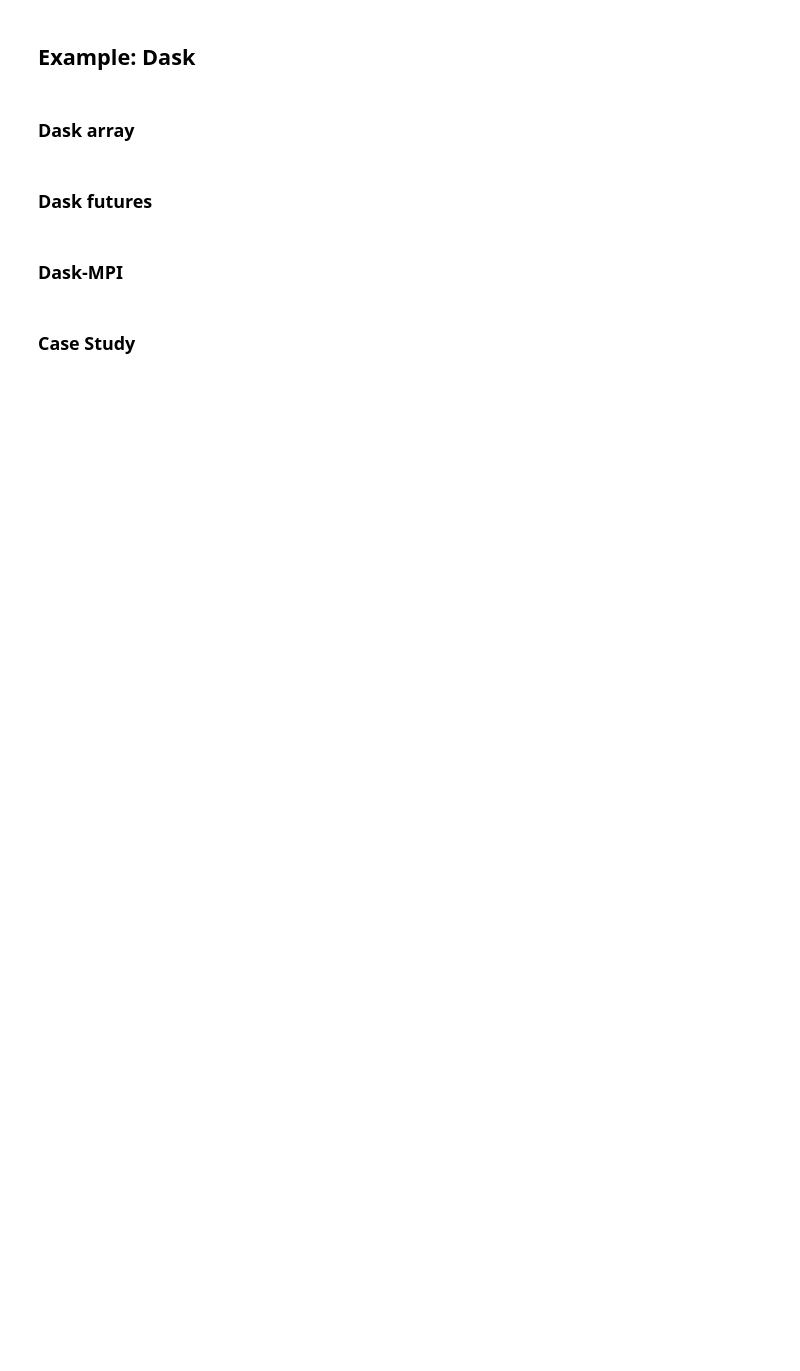
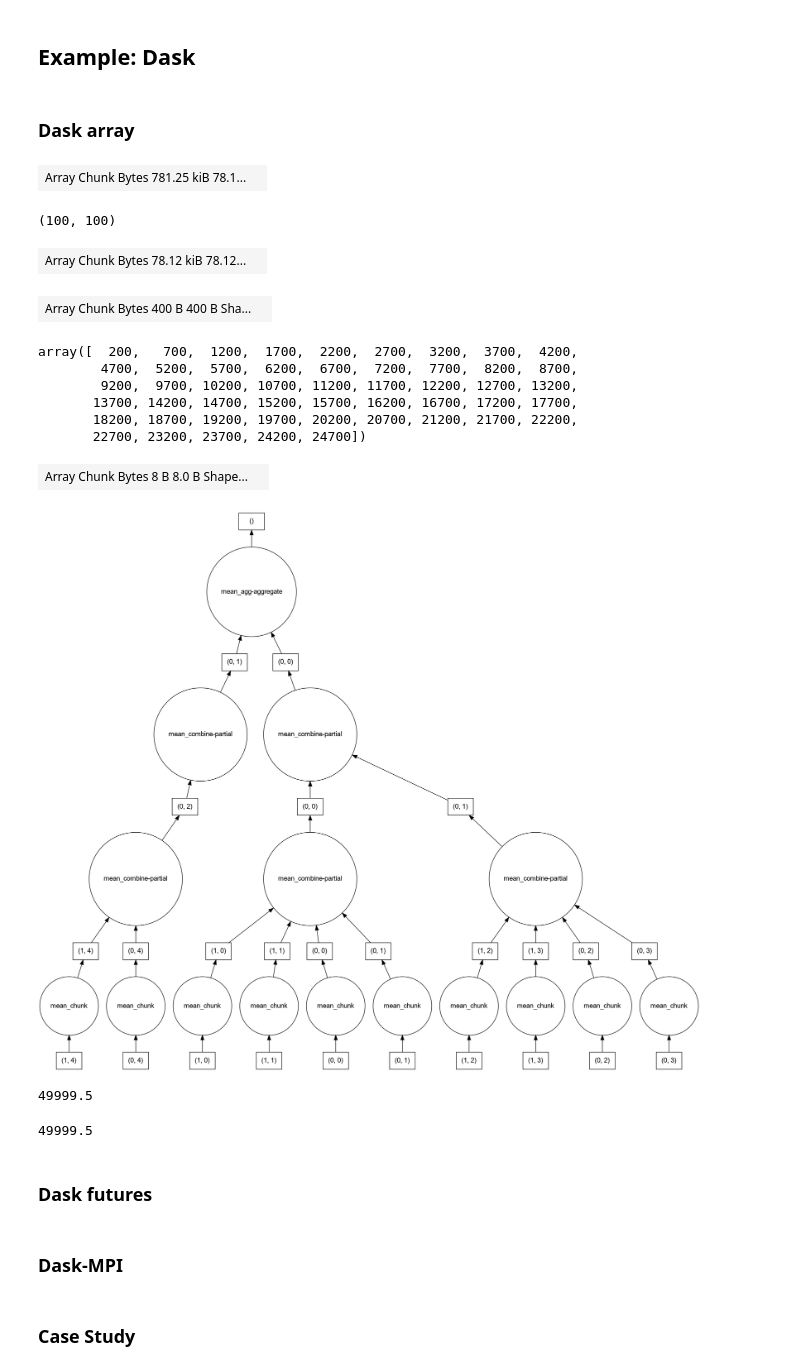
Before and after one commit to DiegoZerm/python-for-hpc-clase, a Jupyter notebook: notebooks/4b--Parallel_Frameworks.ipynb, the cells around one changed output. Cells and saved outputs as stored; diff of their text form; code cells hidden in the pictures; blank space fills up the shorter version.

Commit message:
a12b9095 add dask and graphviz to env

```diff
--- a/notebooks/4b--Parallel_Frameworks.ipynb
+++ b/notebooks/4b--Parallel_Frameworks.ipynb
@@ -39,6 +43,63 @@ Max Planck Computing and Data Facility, Garching
 ## Example: Dask
 # %% [markdown]
 ### Dask array
+# %%
+# create a chunked Dask array from a NumPy array
+import numpy as np
+import dask.array as da
+
+data = np.arange(100_000).reshape(200, 500)
+a = da.from_array(data, chunks=(100, 100))
+a
+# %% [output]
+| Array Chunk Bytes 781.25 kiB 78.1... |  |
+# %%
+# inspect information about the chunking
+a.chunksize
+# %% [output]
+(100, 100)
+# %%
+# inspect information about a particular chunk of data
+a.blocks[1, 3]
+# %% [output]
+| Array Chunk Bytes 78.12 kiB 78.12... |  |
+# %%
+# indexing/slicing works just as with NumPy
+a[:50, 200]
+# %% [output]
+| Array Chunk Bytes 400 B 400 B Sha... |  |
+# %%
+# Lazy evaluation (only a task graph is created), we need to call compute()
+# explicitly to get the result from any Dask object!
+a[:50, 200].compute()
+# %% [output]
+array([  200,   700,  1200,  1700,  2200,  2700,  3200,  3700,  4200,
+        4700,  5200,  5700,  6200,  6700,  7200,  7700,  8200,  8700,
+        9200,  9700, 10200, 10700, 11200, 11700, 12200, 12700, 13200,
+       13700, 14200, 14700, 15200, 15700, 16200, 16700, 17200, 17700,
+       18200, 18700, 19200, 19700, 20200, 20700, 21200, 21700, 22200,
+       22700, 23200, 23700, 24200, 24700])
+# %%
+# Create a Dask object to compute the mean value over the distributed array
+a_mean = a.mean()
+a_mean
+# %% [output]
+| Array Chunk Bytes 8 B 8.0 B Shape... |  |
+# %%
+# visualize the task graph necessary to perform the computation
+a_mean.visualize()
+# %% [output]
+[figure, added]
+# %%
+# perform the computation on the Dask array
+a_mean.compute()
+# %% [output]
+49999.5
+# %%
+# perform the computation on the original NumPy array
+data.mean()
+# %% [output]
+49999.5
 # %% [markdown]
 ### Dask futures
 # %% [markdown]
```
Also changed, not shown: parts of 2 cells of this notebook, 2 other files.
